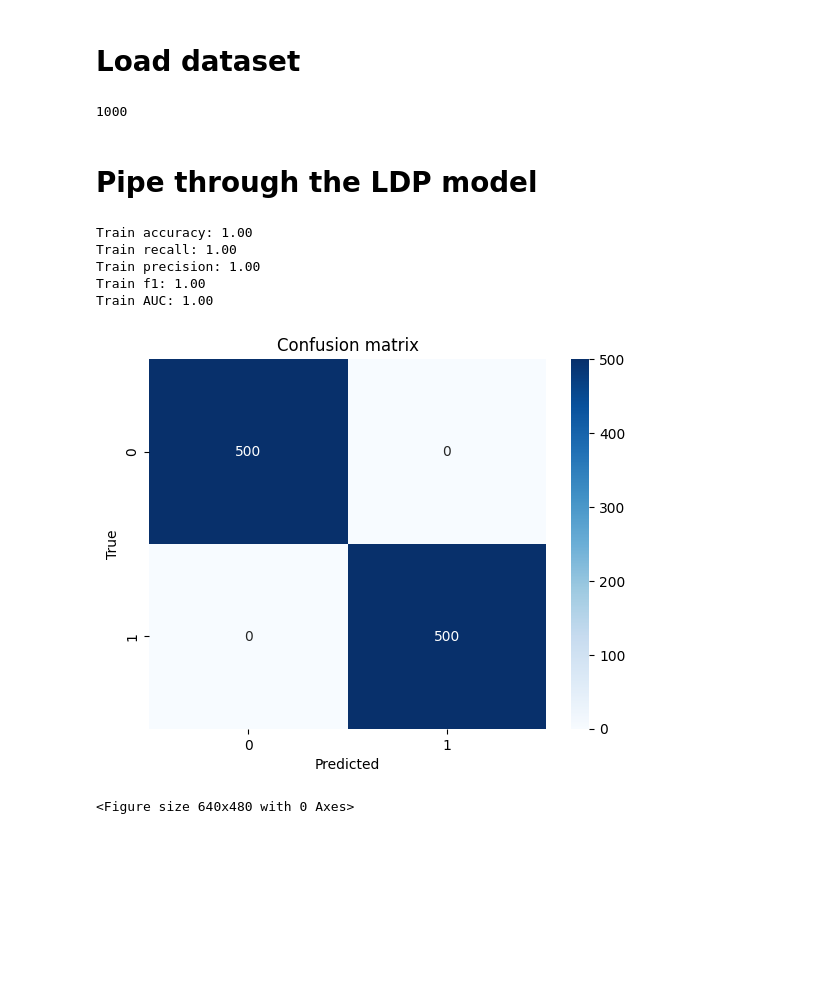
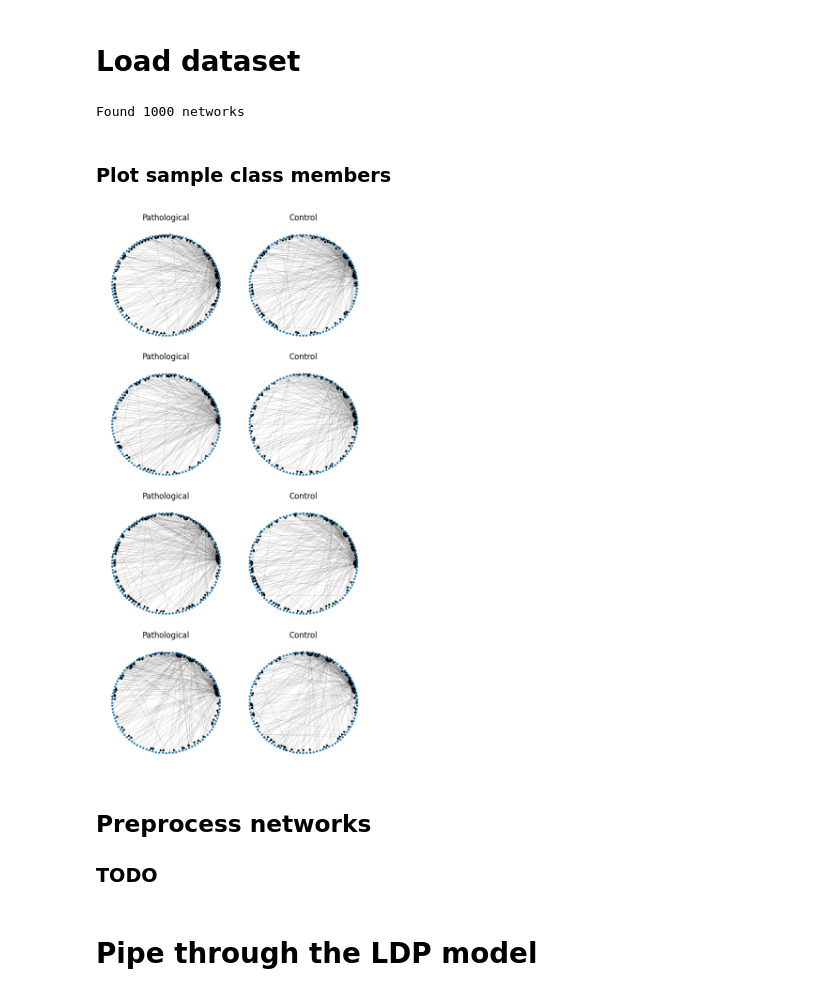
Before and after one commit to Wotaker/masters-thesis, a Jupyter notebook: master_thesis/training/train.ipynb, the cells around one changed output. Saved outputs shown, nothing was run; the diff lists cells and outputs as text; code cells hidden in the pictures; blank space fills up the shorter version.

Commit message:
Plotting sample networks set and small fix with None and zero misstake

```diff
--- a/master_thesis/training/train.ipynb
+++ b/master_thesis/training/train.ipynb
@@ -9,11 +18,11 @@ from master_thesis.classification_models import LDPModel
 # %% [markdown]
 # Load dataset
 # %%
-NETWORKS_DIR_PATH = "/Users/wciezobka/sano/projects/masters-thesis/Datasets/Synthetic/ScaleFreeBias/networks"
+# Load network files
 filenames = [f for f in os.listdir(NETWORKS_DIR_PATH) if f.endswith(".npy")]
-len(filenames)
+print(f"Found {len(filenames)} networks")
 # %% [output]
-1000
+Found 1000 networks
 # %%
 def load_networks(networks_dir: str, channel: Optional[int] = None) -> Tuple[List[nx.DiGraph], List[int]]:
 
@@ -25,7 +34,7 @@ def load_networks(networks_dir: str, channel: Optional[int] = None) -> Tuple[Lis
 
     # Load networks to numpy arrays
     networks = [np.load(p) for p in paths]
-    networks = [net[channel] if channel else net for net in networks]
+    networks = [net[channel] if channel is not None else net for net in networks]
 
     # Convert to networkx graphs
     nx_networks = [nx.from_numpy_array(net, create_using=nx.DiGraph) for net in networks]
@@ -38,3 +48,13 @@ def load_networks(networks_dir: str, channel: Optional[int] = None) -> Tuple[Lis
 X, y = load_networks(NETWORKS_DIR_PATH)
+# %% [markdown]
+### Plot sample class members
+# %%
+# Plot sample networks
+plot_sample_networks(X, y)
+# %% [output]
+[figure, added]
+# %% [markdown]
+## Preprocess networks
+### TODO
 # %% [markdown]
 # Pipe through the LDP model
@@ -45,10 +60,0 @@ y_hat = model.predict(X)
-# %%
-model.evaluate(y, y_hat)
-# %% [output]
-Train accuracy: 1.00
-Train recall: 1.00
-Train precision: 1.00
-Train f1: 1.00
-Train AUC: 1.00
-[figure, removed]
-<Figure size 640x480 with 0 Axes>
```
Also changed, not shown: parts of 5 cells of this notebook, 2 other files.
